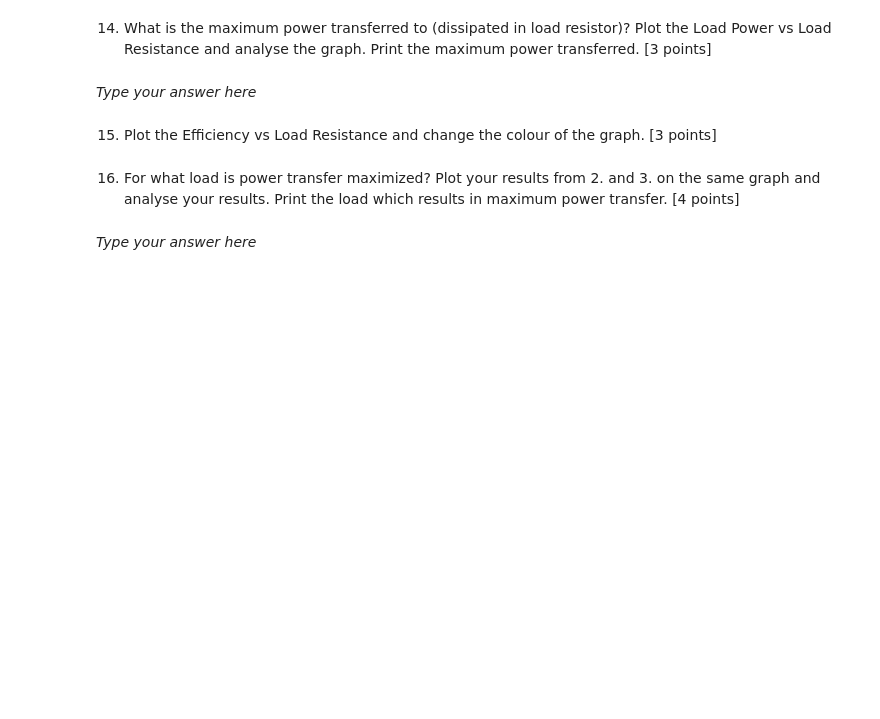
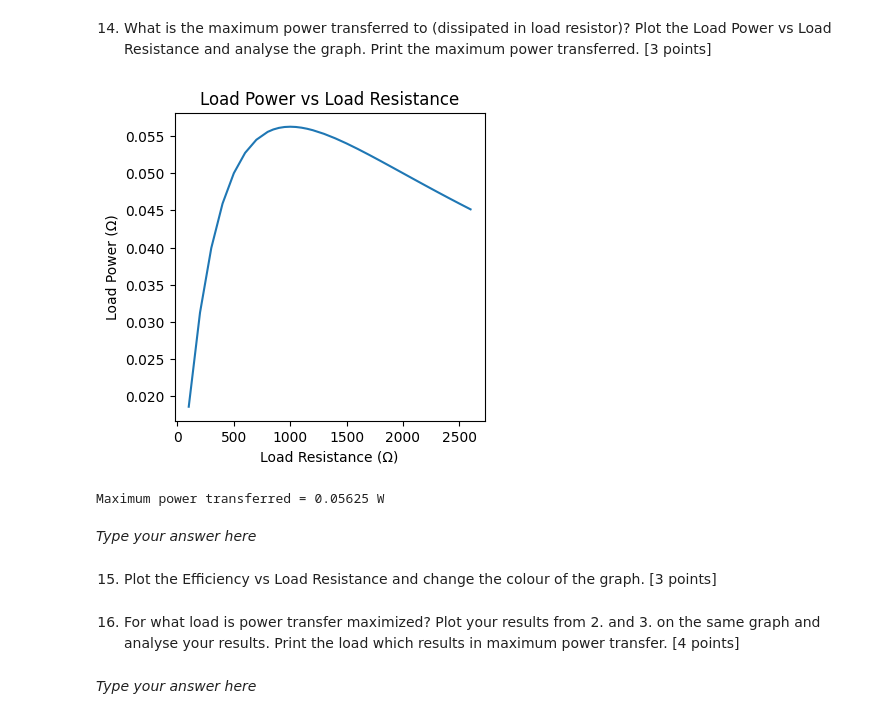
Before and after one commit to mon05mon05/MECH-383-Labs, a Jupyter notebook: Lab 1/Lab 1 Prelab.ipynb, the cells around one changed output. Saved outputs shown, nothing was run; the diff lists cells and outputs as text; code cells hidden in the pictures; blank space fills up the shorter version.

```diff
--- a/Lab 1/Lab 1 Prelab.ipynb
+++ b/Lab 1/Lab 1 Prelab.ipynb
@@ -330,22 +330,22 @@ I_postA = 0.25 A
 # %%
 ## Calculate PL. Hint: use np.power(), np.multiply(), or np.divide()
 
-PL_measB =
+PL_measB = np.divide(np.power(V_RL, 2), R_L)
 
 ## Calculate Ptot
 
-Ptot_measB =
+Ptot_measB = np.divide(VDC_B**2, R_L + R1_B)
 
 ## Calculate n
 
-n_measB =
+n_measB = np.divide(PL_measB, Ptot_measB) * 100
 
 ## Rearrange the array rows as columns and output as a 'table'
 ## Use print() to display your final answer
 
 PL_col = PL_measB[:,None]
 Ptot_col = Ptot_measB[:,None]
-n_col = n_measC[:,None]
+n_col = n_measB[:,None]
 print('RL(Ω) VRL(V) PL(W) Ptot(W) n(%)')
-print(np.hstack((RL_col,VRL_col,PL_col,Ptot_col,n_col)))
+print(np.round(np.hstack((RL_col,VRL_col,PL_col,Ptot_col,n_col)), 5))
 # %% [output]
@@ -355,20 +371,29 @@ SyntaxError: invalid syntax (1880545096.py, line 3)
 # %%
 ## To import the pyplot graphing library from matplotlib
 import matplotlib.pyplot as plt
 
 ## Put Load Resistance on the x-axis
 ## Put Load Power on the y-axis
+ys = PL_measB
+xs = R_L
 
 ## To plot your graph
-plt.plot(x,y)
+fig,ax = plt.subplots(figsize=(4,4))
+ax.plot(xs,ys)
 
 ## To identify the titles and axes
-plt.title("TITLE")
-plt.xlabel("X-AXIS")
-plt.ylabel("Y-AXIS")
+ax.set(
+    title = "Load Power vs Load Resistance",
+    xlabel = "Load Resistance (Ω)",
+    ylabel = "Load Power (Ω)",
+)
 
 ## To display your graph
 plt.show()
+print("Maximum power transferred =", np.max(PL_measB), "W")
+# %% [output]
+[figure, added]
+Maximum power transferred = 0.05625 W
 # %% [markdown]
 *Type your answer here*
 # %% [markdown]
```
Also changed, not shown: parts of 3 cells of this notebook.
